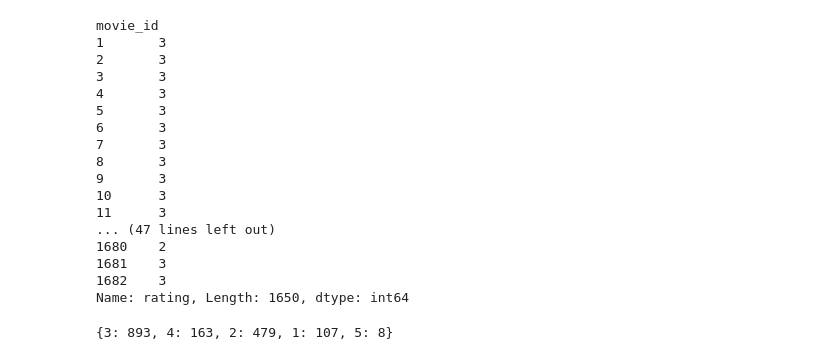
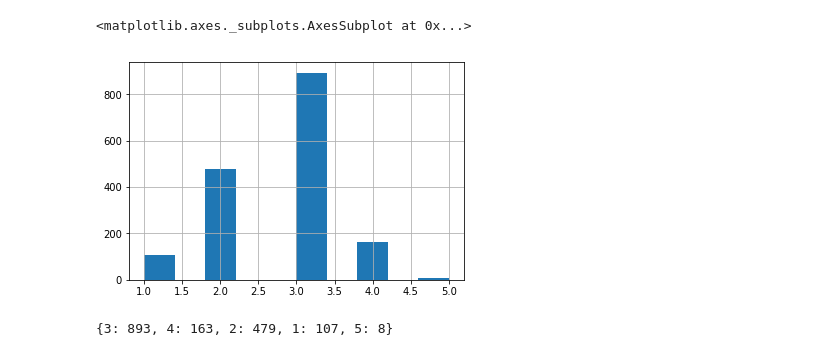
Before and after one commit to RonShmul/eCommerce, a Jupyter notebook: exercise1.ipynb, the cells around one changed output. Drawn from its saved outputs; the diff is of its cells as text; code cells hidden in the pictures.

```diff
--- a/exercise1.ipynb
+++ b/exercise1.ipynb
@@ -1,31 +1,16 @@
 # %%
 import pandas as pd
 import matplotlib.pyplot as plt
 
 
 r_cols = ['user_id', 'movie_id', 'rating', 'timestamp']
 data = pd.read_csv("/Users/sivanr/PycharmProjects/eCommerce/ml-100k/u1.base", delimiter='\t', names=r_cols)
 r_data = data.groupby('movie_id')['rating'].mean()
 round_r_data = r_data.astype(int)
-round_r_data
+round_r_data.hist()
 # %% [output]
-movie_id
-1       3
-2       3
-3       3
-4       3
-5       3
-6       3
-7       3
-8       3
-9       3
-10      3
-11      3
-... (47 lines left out)
-1680    2
-1681    3
-1682    3
-Name: rating, Length: 1650, dtype: int64
+<matplotlib.axes._subplots.AxesSubplot at 0x...>
+[figure, added]
 # %%
 mean_counts = {}
 
```
Also changed, not shown: parts of 6 cells of this notebook.
